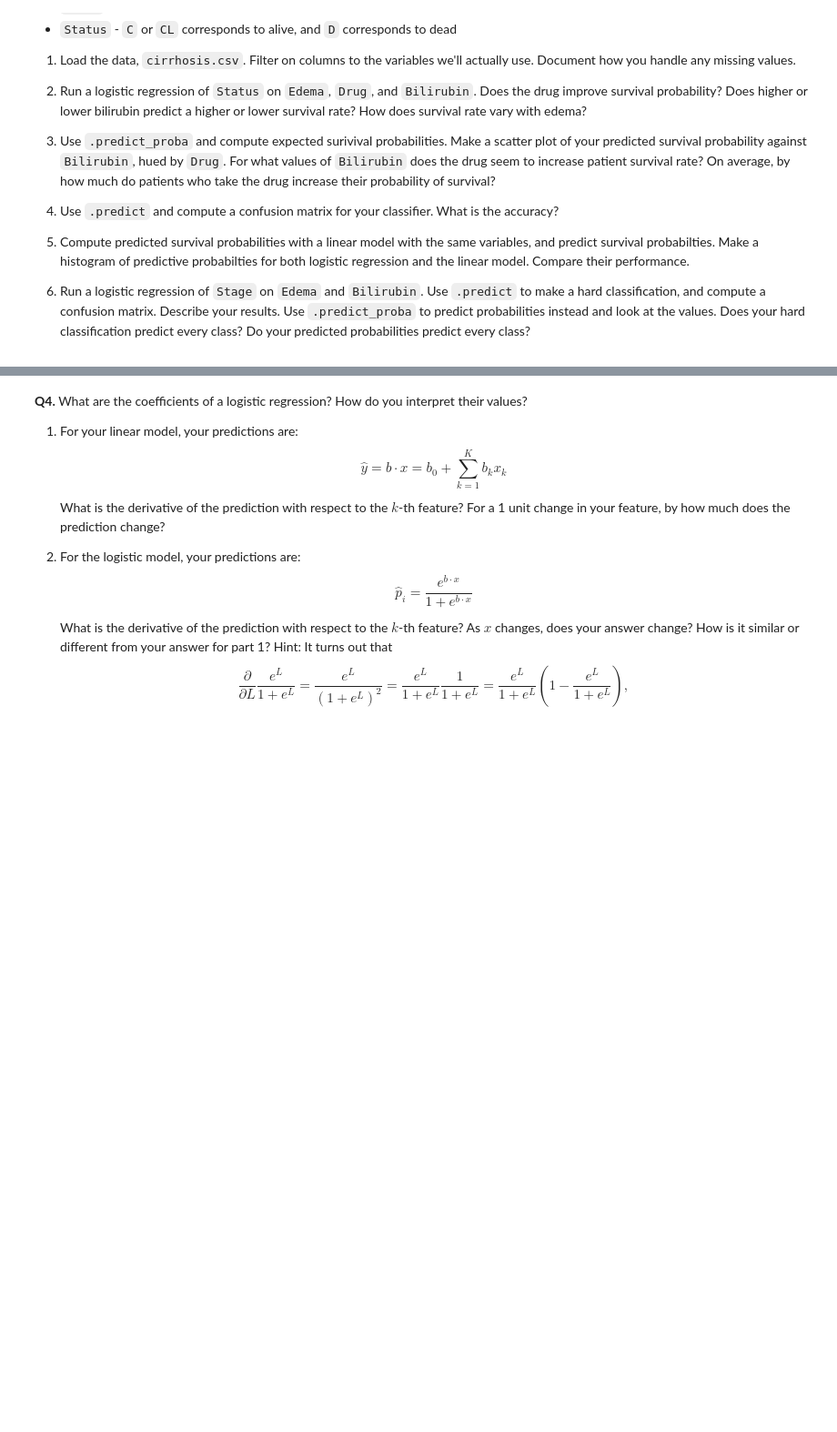
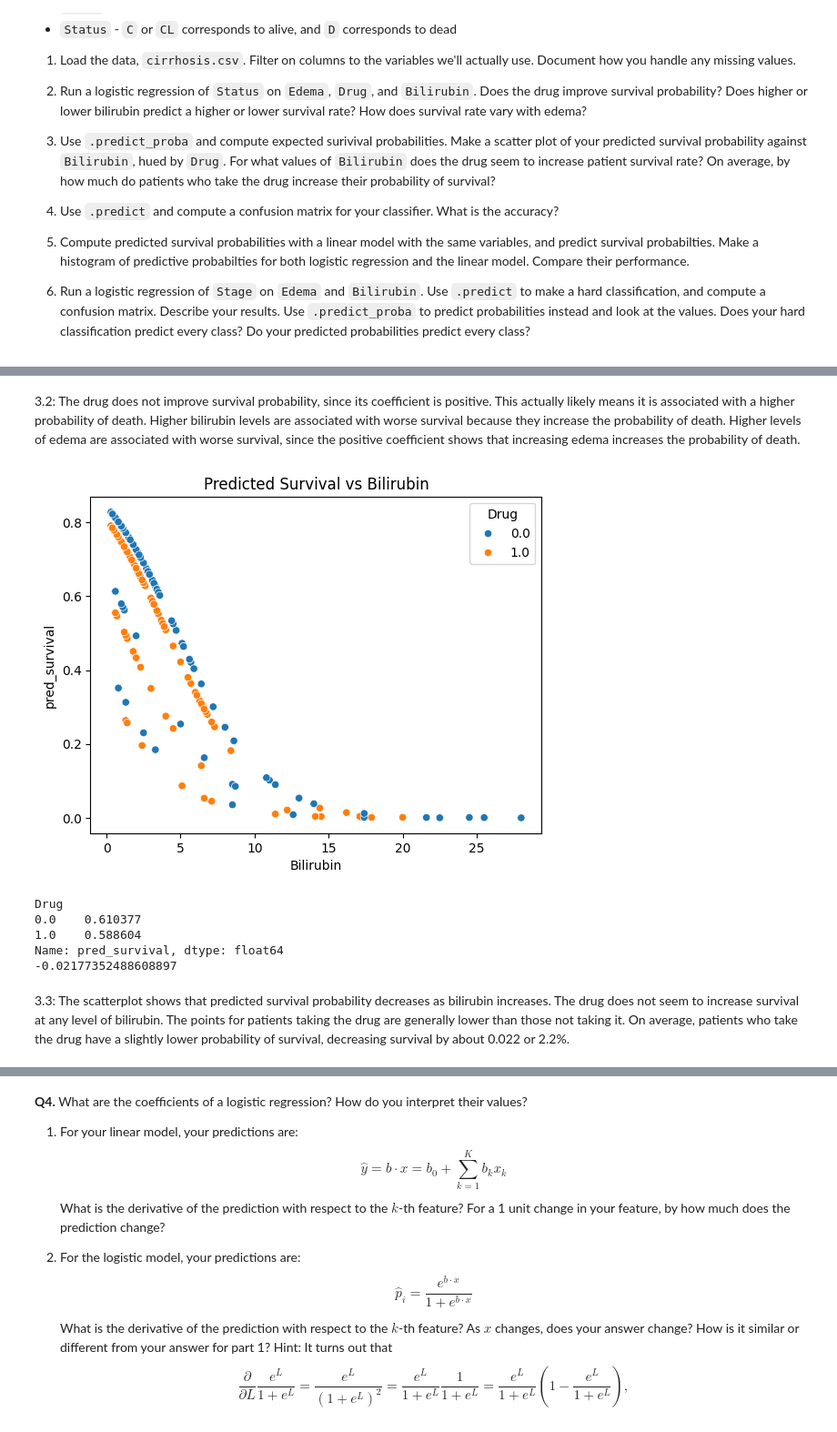
Before and after one commit to arya-rajesh-99/undergrad_ml_assignments, a Jupyter notebook: 05_assignment_glm.ipynb, the cells around one changed output, grey strips where cells are left out. Shown at 91% size. Saved outputs shown, nothing was run; the diff lists cells and outputs as text; code cells hidden in the pictures; blank space fills up the shorter version.

```diff
--- a/05_assignment_glm.ipynb
+++ b/05_assignment_glm.ipynb
@@ -281,0 +377,42 @@ The relevant data are:
+# %% [markdown]
+3.2: The drug does not improve survival probability, since its coefficient is positive. This actually likely means it is associated with a higher probability of death. Higher bilirubin levels are associated with worse survival because they increase the probability of death. Higher levels of edema are associated with worse survival, since the positive coefficient shows that increasing edema increases the probability of death.
+# %%
+#3.3 Use .predict_proba and compute expected surivival probabilities. Make a
+# scatter plot of your predicted survival probability against Bilirubin, hued by Drug.
+# For what values of Bilirubin does the drug seem to increase patient survival rate?
+# On average, by how much do patients who take the drug increase their probability of survival?
+import seaborn as sns
+import matplotlib.pyplot as plt
+# predict survival probability
+y_reg = reg.predict_proba(X)
+y_reg = [1 - row[1] for row in y_reg]  # converting to survival from death
+
+df_model['pred_survival'] = y_reg
+
+# scatterplot
+sns.scatterplot(
+    data=df_model,
+    x='Bilirubin',
+    y='pred_survival',
+    hue='Drug'
+)
+
+plt.title('Predicted Survival vs Bilirubin')
+plt.show()
+
+# average survival probability by drug
+avg_prob = df_model.groupby('Drug')['pred_survival'].mean()
+print(avg_prob)
+
+# difference in survival
+avg_change = avg_prob[1] - avg_prob[0]
+print(avg_change)
+# %% [output]
+[figure, added]
+Drug
+0.0    0.610377
+1.0    0.588604
+Name: pred_survival, dtype: float64
+-0.02177352488608897
+# %% [markdown]
+3.3: The scatterplot shows that predicted survival probability decreases as bilirubin increases. The drug does not seem to increase survival at any level of bilirubin. The points for patients taking the drug are generally lower than those not taking it. On average, patients who take the drug have a slightly lower probability of survival, decreasing survival by about 0.022 or 2.2%.
```
Also changed, not shown: parts of 11 cells of this notebook.
